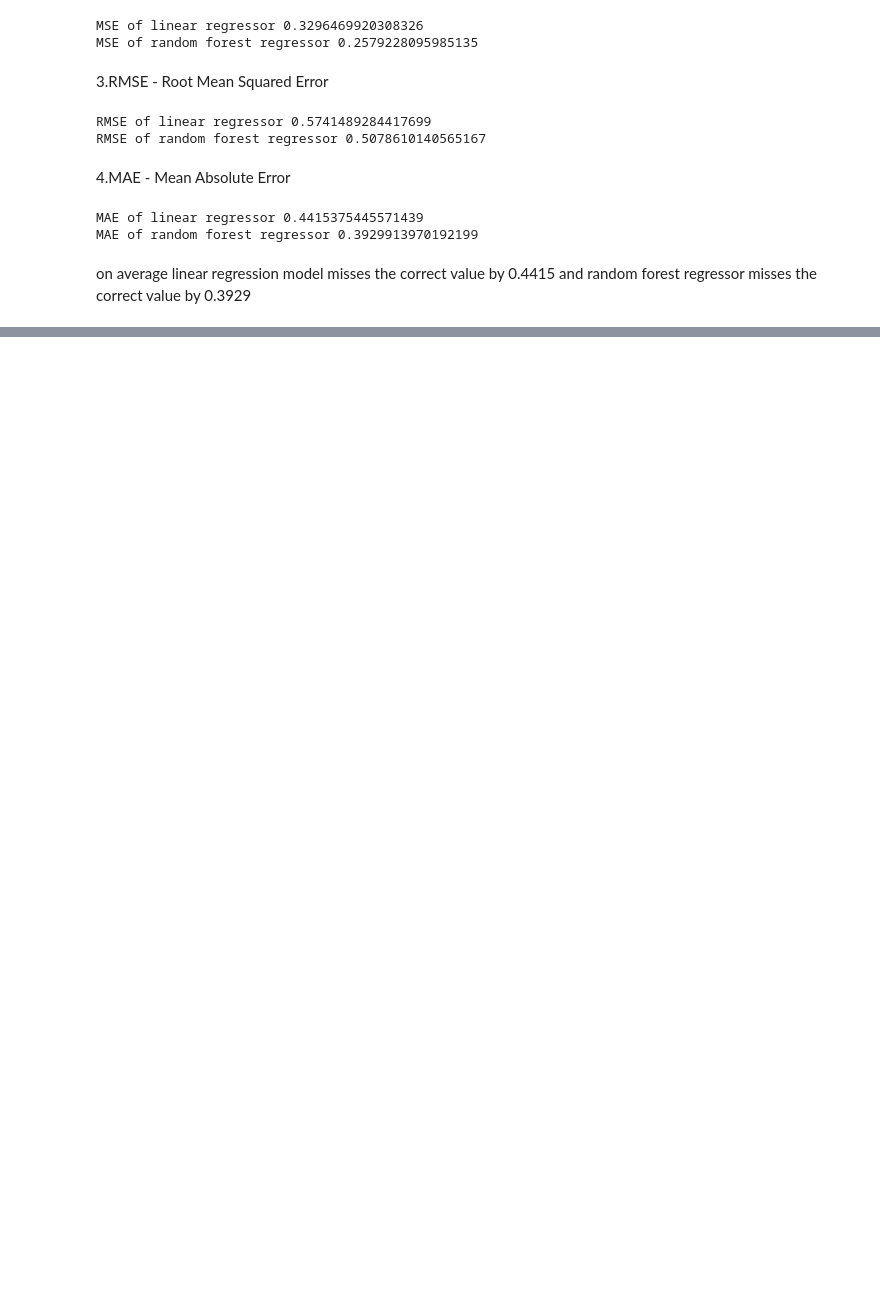
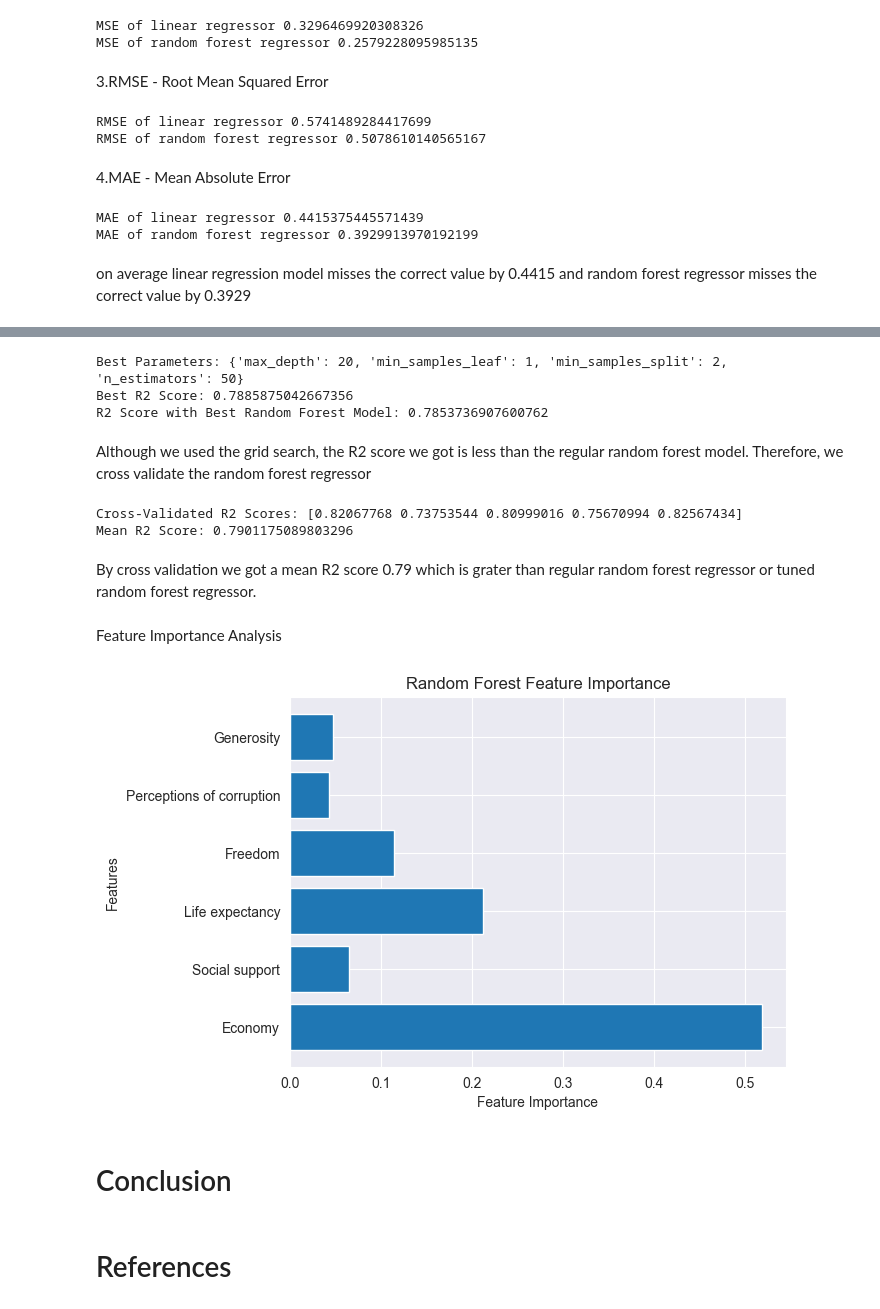
Before and after one commit to Cooper-JSK/World_Happiness_Score, a Jupyter notebook: project.ipynb, the cells around one changed output, grey strips where cells are left out. Saved outputs shown, nothing was run; the diff lists cells and outputs as text; code cells hidden in the pictures; blank space fills up the shorter version.

Commit message:
only left is conclusion and refrences

```diff
--- a/project.ipynb
+++ b/project.ipynb
@@ -546,0 +579,56 @@ on average linear regression model misses the correct value by 0.4415 and random
+# %%
+from sklearn.model_selection import GridSearchCV
+
+# Define the parameter grid
+param_grid = {
+    'n_estimators': [50, 100, 200],
+    'max_depth': [None, 10, 20, 30],
+    'min_samples_split': [2, 5, 10],
+    'min_samples_leaf': [1, 2, 4]
+}
+
+# Grid Search
+grid_search = GridSearchCV(estimator=rf_regressor, param_grid=param_grid, cv=3, scoring='r2', n_jobs=-1)
+grid_search.fit(X_train_scaled, y_train)
+
+# Best Parameters and Score
+print(f"Best Parameters: {grid_search.best_params_}")
+print(f"Best R2 Score: {grid_search.best_score_}")
+
+# Use the best model for prediction
+best_rf = grid_search.best_estimator_
+y_pred_best_rf = best_rf.predict(X_test_scaled)
+best_rf_score = r2_score(y_test, y_pred_best_rf)
+print(f"R2 Score with Best Random Forest Model: {best_rf_score}")
+# %% [output]
+Best Parameters: {'max_depth': 20, 'min_samples_leaf': 1, 'min_samples_split': 2, 'n_estimators': 50}
+Best R2 Score: 0.7885875042667356
+R2 Score with Best Random Forest Model: 0.7853736907600762
+# %% [markdown]
+Although we used the grid search, the R2 score we got is less than the regular random forest model. Therefore, we cross validate the random forest regressor
+# %%
+from sklearn.model_selection import cross_val_score
+cv_scores = cross_val_score(rf_regressor, X_train_scaled, y_train, cv=5, scoring='r2')
+print(f"Cross-Validated R2 Scores: {cv_scores}")
+print(f"Mean R2 Score: {cv_scores.mean()}")
+# %% [output]
+Cross-Validated R2 Scores: [0.82067768 0.73753544 0.80999016 0.75670994 0.82567434]
+Mean R2 Score: 0.7901175089803296
+# %% [markdown]
+By cross validation we got a mean R2 score 0.79 which is grater than regular random forest regressor or tuned random forest regressor.
+# %% [markdown]
+Feature Importance Analysis
+# %%
+import matplotlib.pyplot as plt
+feature_importances = rf_regressor.feature_importances_
+plt.barh(X_train.columns, feature_importances)
+plt.xlabel('Feature Importance')
+plt.ylabel('Features')
+plt.title('Random Forest Feature Importance')
+plt.show()
+# %% [output]
+[figure, added]
+# %% [markdown]
+# Conclusion
+# %% [markdown]
+# References
```
Also changed, not shown: parts of 6 cells of this notebook.
